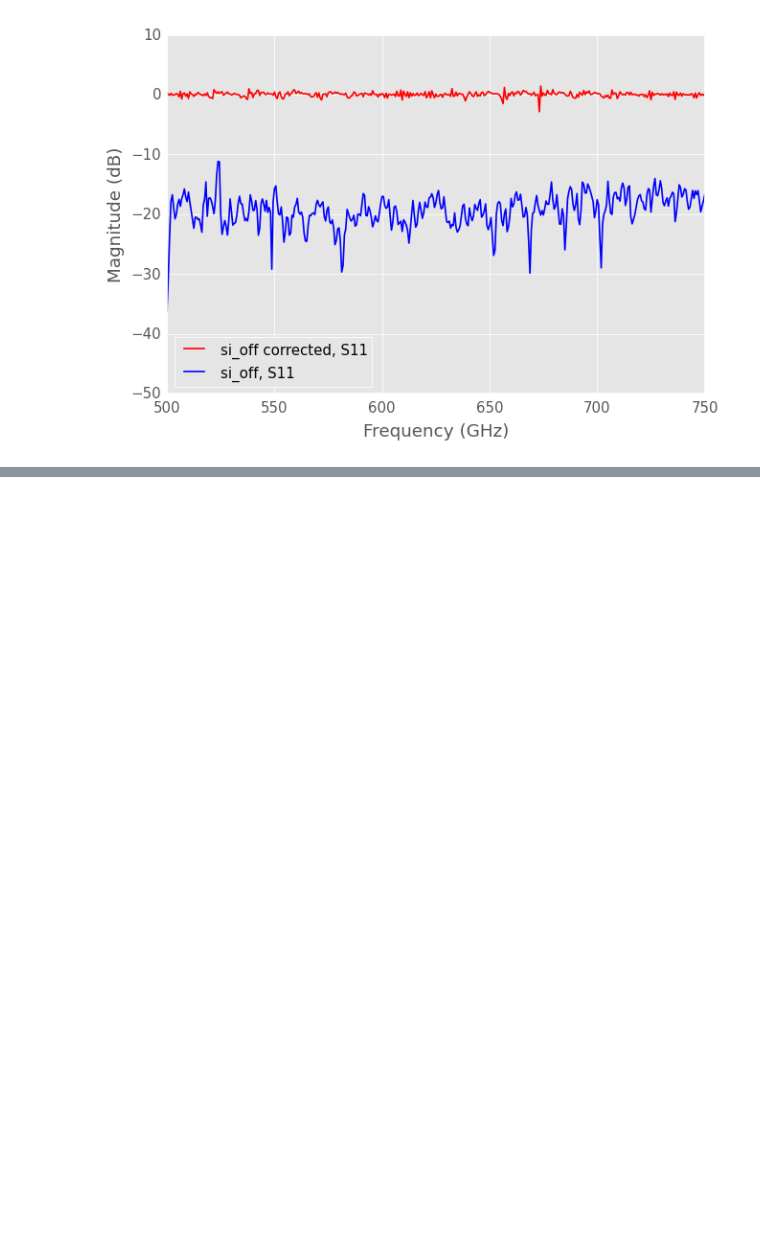
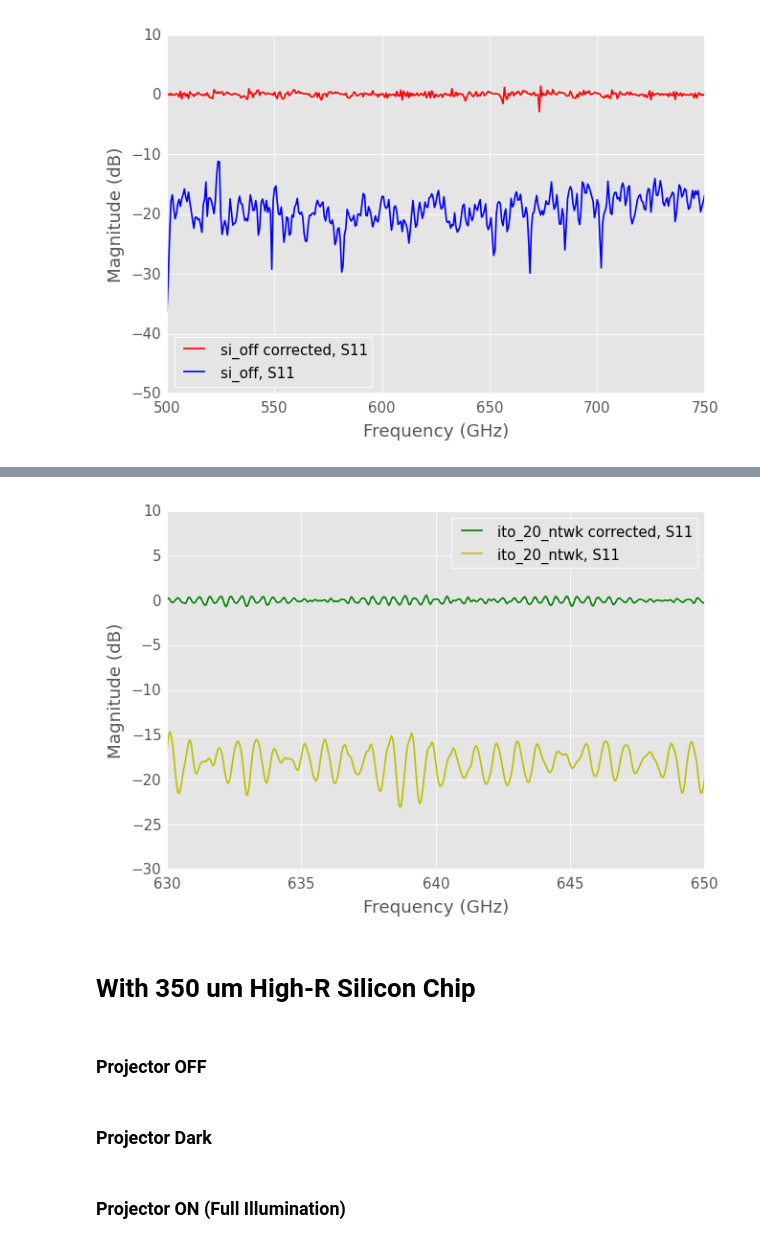
Before and after one commit to nds5yf/THzCAI, a Jupyter notebook: Research/Imaging Worksheets/Silicon Characterization/Silicon Characterization.ipynb, the cells around one changed output, grey strips where cells are left out. Drawn from its saved outputs; the diff is of its cells as text; code cells hidden in the pictures; blank space fills up the shorter version.

```diff
--- a/Research/Imaging Worksheets/Silicon Characterization/Silicon Characterization.ipynb
+++ b/Research/Imaging Worksheets/Silicon Characterization/Silicon Characterization.ipynb
@@ -80,0 +95,10 @@ si_off.plot_s_db(color = 'b')
+# %%
+ito_20_caled.plot_s_db(color = 'g')
+ito_20.plot_s_db(color = 'y')
+rf.stylely()
+# %% [output]
+[figure, added]
+# %% [markdown]
+# With 350 um High-R Silicon Chip
+# %% [markdown]
+### Projector OFF
@@ -80,0 +111,2 @@ si_off.plot_s_db(color = 'b')
+# %% [markdown]
+### Projector Dark
@@ -80,0 +119,2 @@ si_off.plot_s_db(color = 'b')
+# %% [markdown]
+### Projector ON (Full Illumination)
```
Also changed, not shown: parts of 15 cells of this notebook, 6 other files.
